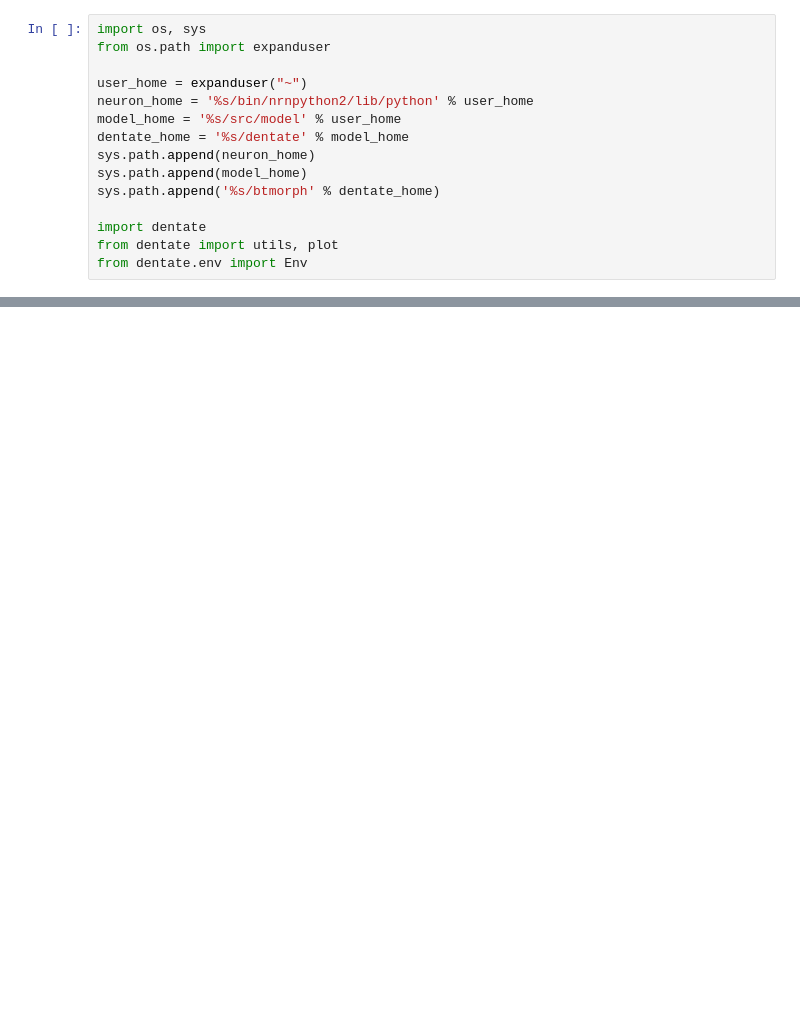
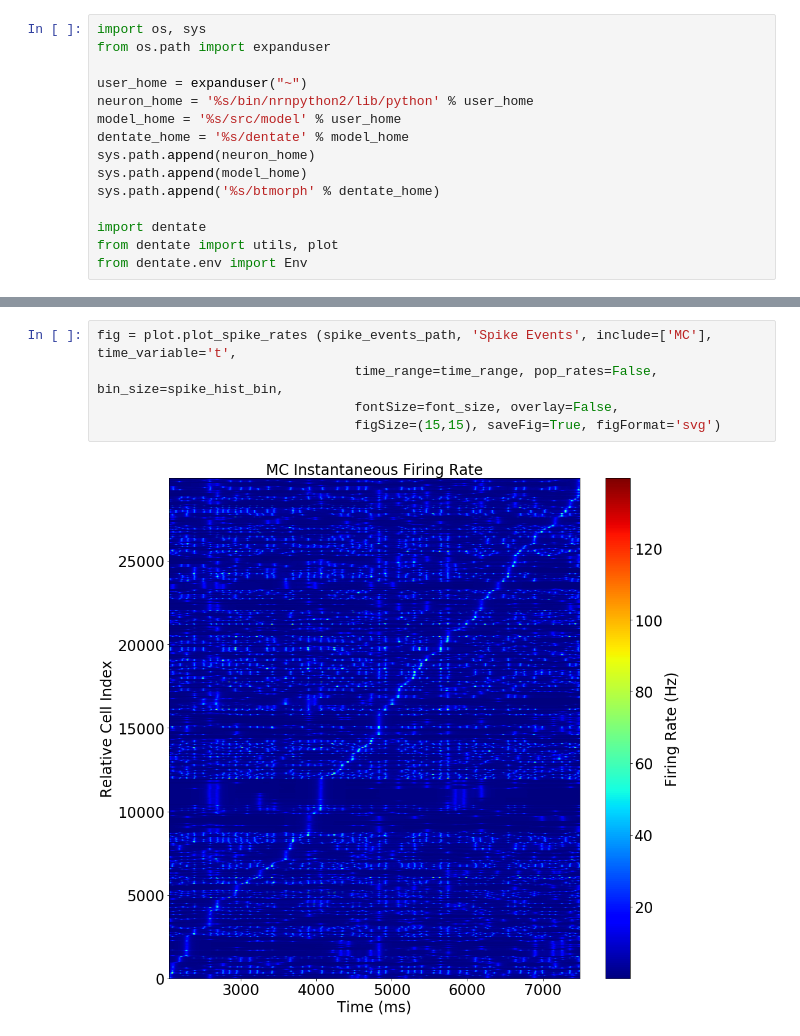
Before and after one commit to soltesz-lab/dentate, a Jupyter notebook: notebooks/Network Activity.ipynb, the cells around one changed output, grey strips where cells are left out. Saved outputs shown, nothing was run; the diff lists cells and outputs as text; blank space fills up the shorter version.

```diff
--- a/notebooks/Network Activity.ipynb
+++ b/notebooks/Network Activity.ipynb
@@ -51,0 +52,7 @@ fig = plot.plot_spike_rates (spike_events_path, 'Spike Events', include=['GC'],
+# %%
+fig = plot.plot_spike_rates (spike_events_path, 'Spike Events', include=['MC'], time_variable='t',
+                                 time_range=time_range, pop_rates=False, bin_size=spike_hist_bin,
+                                 fontSize=font_size, overlay=False,
+                                 figSize=(15,15), saveFig=True, figFormat='svg')
+# %% [output]
+[figure, added]
```
Also changed, not shown: parts of 4 cells of this notebook, 2 other files.
